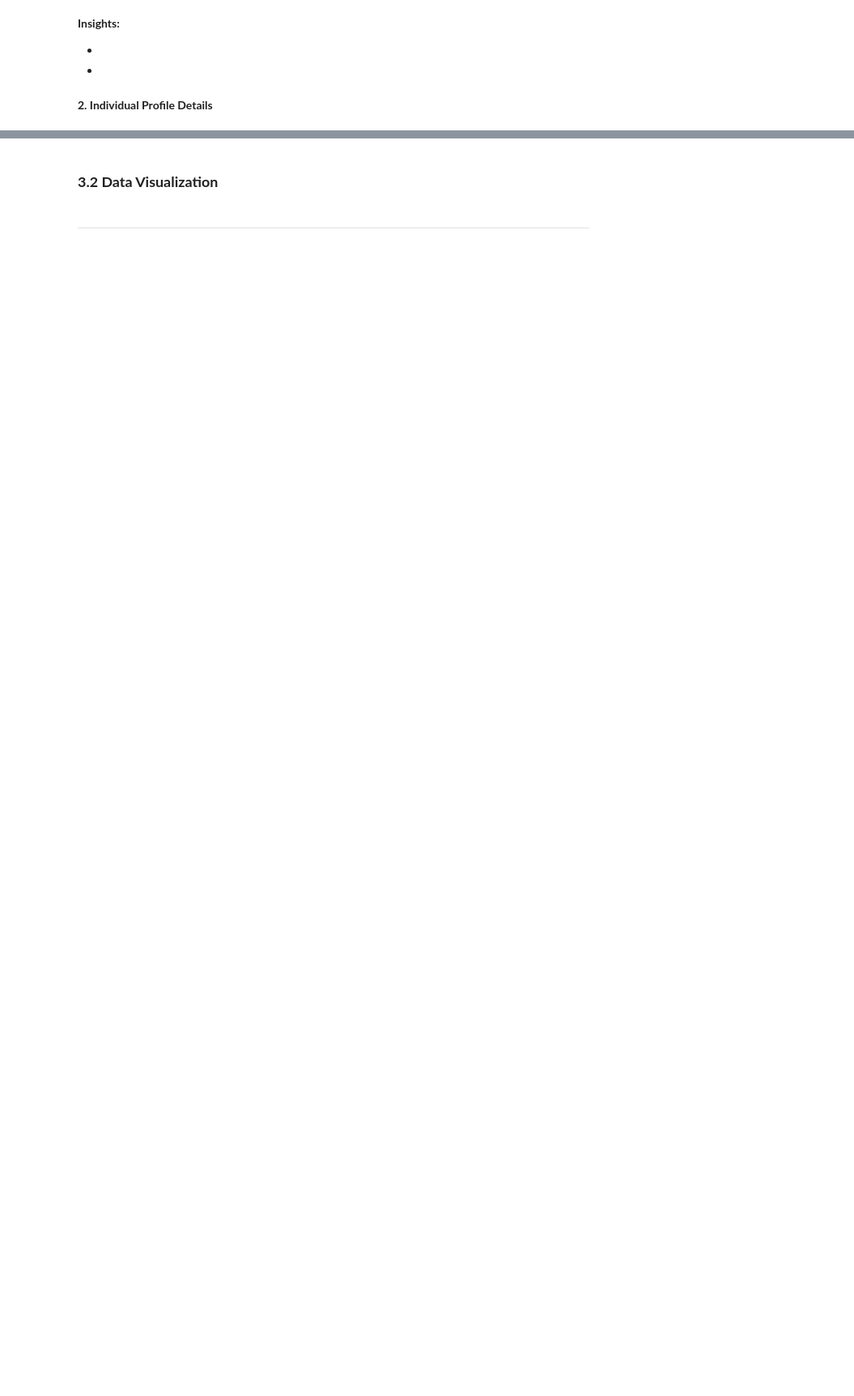
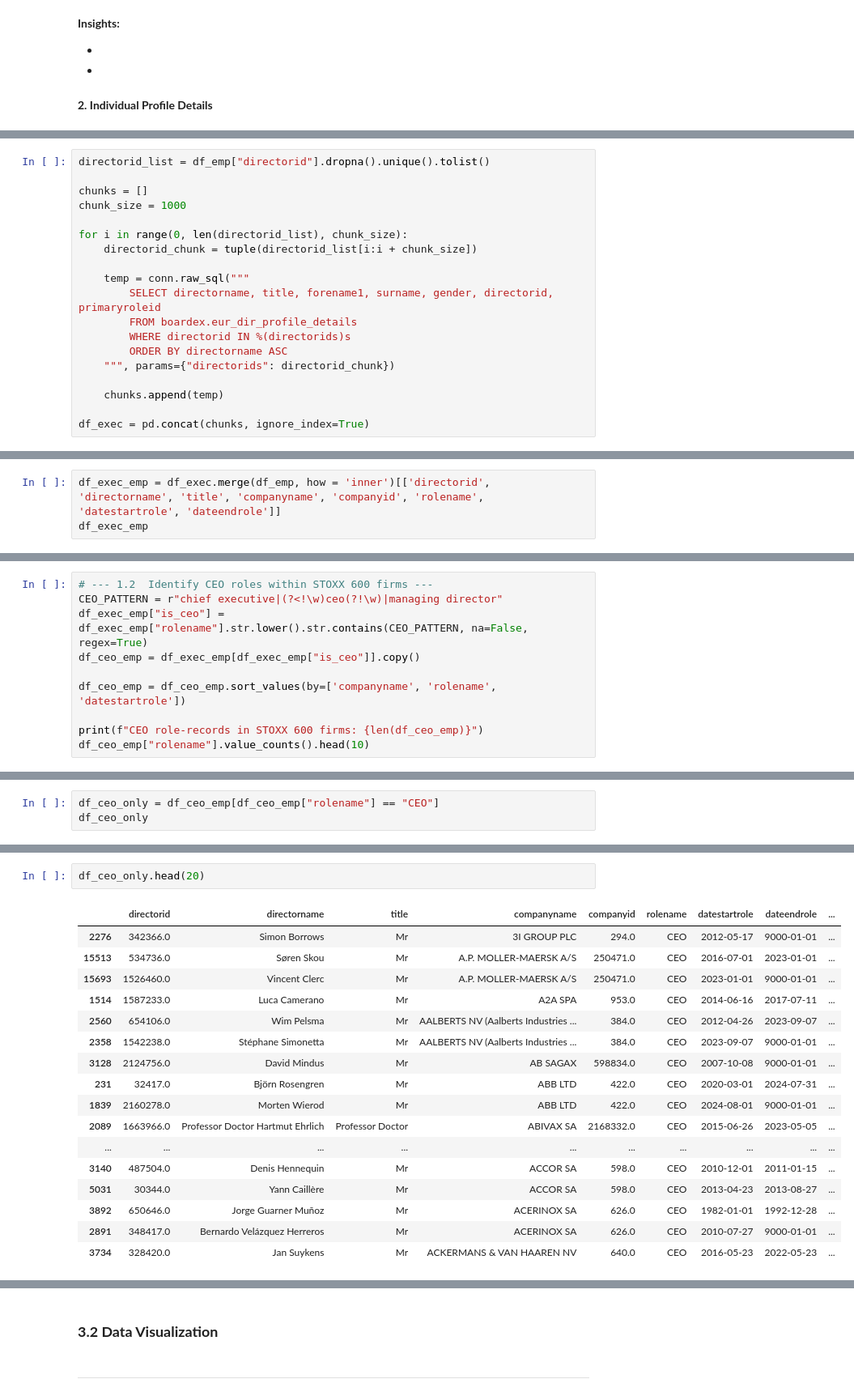
Before and after one commit to rizkyakbar-tud/DAI, a Jupyter notebook: mission/proposals_st26/mission_proposal_Akbar-Zduńczyk.ipynb, the cells around one changed output, grey strips where cells are left out. Shown at 81% size. Cells and saved outputs as stored; diff of their text form; blank space fills up the shorter version.

```diff
--- a/mission/proposals_st26/mission_proposal_Akbar-Zduńczyk.ipynb
+++ b/mission/proposals_st26/mission_proposal_Akbar-Zduńczyk.ipynb
@@ -416,0 +674,19 @@ df_exec.head(2)
+# %%
+directorid_list = df_emp["directorid"].dropna().unique().tolist()
+
+chunks = []
+chunk_size = 1000
+
+for i in range(0, len(directorid_list), chunk_size):
+    directorid_chunk = tuple(directorid_list[i:i + chunk_size])
+
+    temp = conn.raw_sql("""
+        SELECT directorname, title, forename1, surname, gender, directorid, primaryroleid
+        FROM boardex.eur_dir_profile_details
+        WHERE directorid IN %(directorids)s
+        ORDER BY directorname ASC
+    """, params={"directorids": directorid_chunk})
+
+    chunks.append(temp)
+
+df_exec = pd.concat(chunks, ignore_index=True)
@@ -416,0 +700,3 @@ df_exec.head(2)
+# %%
+df_exec_emp = df_exec.merge(df_emp, how = 'inner')[['directorid', 'directorname', 'title', 'companyname', 'companyid', 'rolename', 'datestartrole', 'dateendrole']]
+df_exec_emp
@@ -416,0 +717,10 @@ df_exec.head(2)
+# %%
+# --- 1.2  Identify CEO roles within STOXX 600 firms ---
+CEO_PATTERN = r"chief executive|(?<!\w)ceo(?!\w)|managing director"
+df_exec_emp["is_ceo"] = df_exec_emp["rolename"].str.lower().str.contains(CEO_PATTERN, na=False, regex=True)
+df_ceo_emp = df_exec_emp[df_exec_emp["is_ceo"]].copy()
+
+df_ceo_emp = df_ceo_emp.sort_values(by=['companyname', 'rolename', 'datestartrole'])
+
+print(f"CEO role-records in STOXX 600 firms: {len(df_ceo_emp)}")
+df_ceo_emp["rolename"].value_counts().head(10)
@@ -416,0 +748,3 @@ df_exec.head(2)
+# %%
+df_ceo_only = df_ceo_emp[df_ceo_emp["rolename"] == "CEO"]
+df_ceo_only
@@ -416,0 +1085,20 @@ df_exec.head(2)
+# %%
+df_ceo_only.head(20)
+# %% [output]
+|  | directorid | directorname | title | companyname | companyid | rolename | datestartrole | dateendrole | ... |
+| 2276 | 342366.0 | Simon Borrows | Mr | 3I GROUP PLC | 294.0 | CEO | 2012-05-17 | 9000-01-01 | ... |
+| 15513 | 534736.0 | Søren Skou | Mr | A.P. MOLLER-MAERSK A/S | 250471.0 | CEO | 2016-07-01 | 2023-01-01 | ... |
+| 15693 | 1526460.0 | Vincent Clerc | Mr | A.P. MOLLER-MAERSK A/S | 250471.0 | CEO | 2023-01-01 | 9000-01-01 | ... |
+| 1514 | 1587233.0 | Luca Camerano | Mr | A2A SPA | 953.0 | CEO | 2014-06-16 | 2017-07-11 | ... |
+| 2560 | 654106.0 | Wim Pelsma | Mr | AALBERTS NV (Aalberts Industries ... | 384.0 | CEO | 2012-04-26 | 2023-09-07 | ... |
+| 2358 | 1542238.0 | Stéphane Simonetta | Mr | AALBERTS NV (Aalberts Industries ... | 384.0 | CEO | 2023-09-07 | 9000-01-01 | ... |
+| 3128 | 2124756.0 | David Mindus | Mr | AB SAGAX | 598834.0 | CEO | 2007-10-08 | 9000-01-01 | ... |
+| 231 | 32417.0 | Björn Rosengren | Mr | ABB LTD | 422.0 | CEO | 2020-03-01 | 2024-07-31 | ... |
+| 1839 | 2160278.0 | Morten Wierod | Mr | ABB LTD | 422.0 | CEO | 2024-08-01 | 9000-01-01 | ... |
+| 2089 | 1663966.0 | Professor Doctor Hartmut Ehrlich | Professor Doctor | ABIVAX SA | 2168332.0 | CEO | 2015-06-26 | 2023-05-05 | ... |
+| ... | ... | ... | ... | ... | ... | ... | ... | ... | ... |
+| 3140 | 487504.0 | Denis Hennequin | Mr | ACCOR SA | 598.0 | CEO | 2010-12-01 | 2011-01-15 | ... |
+| 5031 | 30344.0 | Yann Caillère | Mr | ACCOR SA | 598.0 | CEO | 2013-04-23 | 2013-08-27 | ... |
+| 3892 | 650646.0 | Jorge Guarner Muñoz | Mr | ACERINOX SA | 626.0 | CEO | 1982-01-01 | 1992-12-28 | ... |
+| 2891 | 348417.0 | Bernardo Velázquez Herreros | Mr | ACERINOX SA | 626.0 | CEO | 2010-07-27 | 9000-01-01 | ... |
+| 3734 | 328420.0 | Jan Suykens | Mr | ACKERMANS & VAN HAAREN NV | 640.0 | CEO | 2016-05-23 | 2022-05-23 | ... |
```
Also changed, not shown: parts of 86 cells of this notebook.
